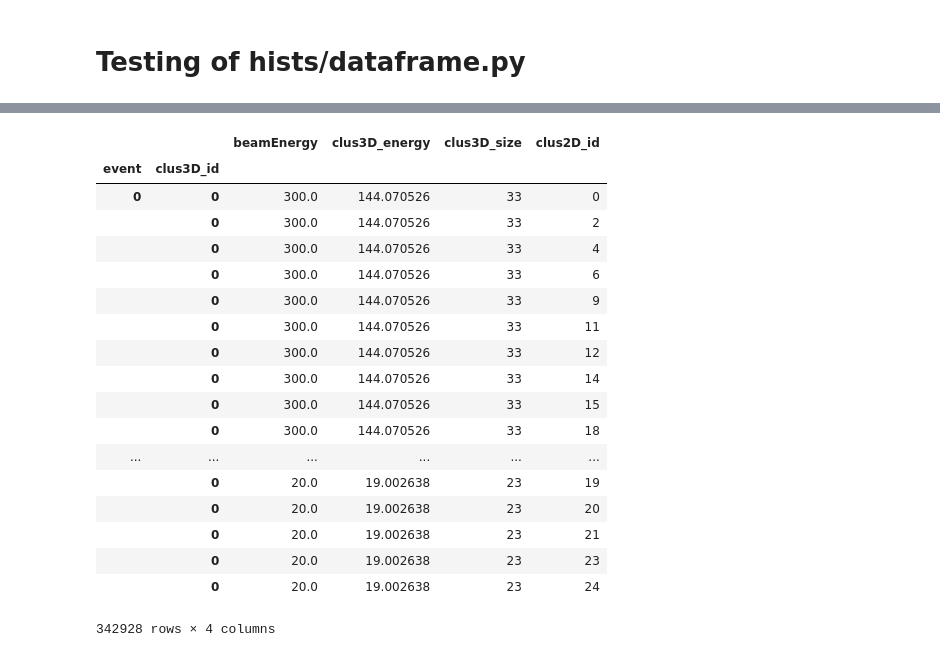
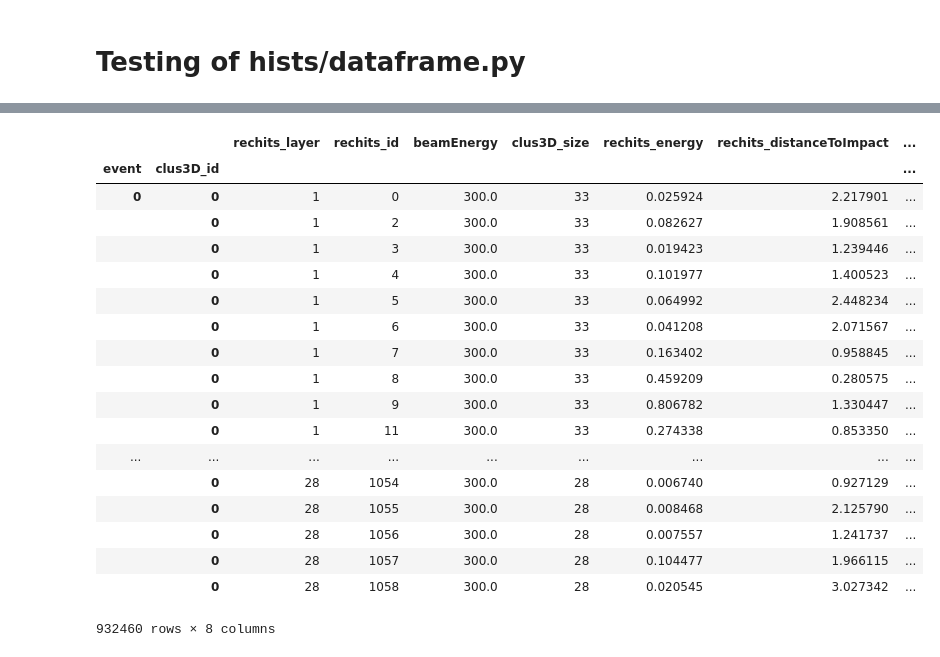
Before and after one commit to tcuisset/HgcalClue3DClusteringPlotting, a Jupyter notebook: notebooks/hists/dataframe_test.ipynb, the cells around one changed output, grey strips where cells are left out. Cells and saved outputs as stored; diff of their text form; code cells hidden in the pictures.

```diff
--- a/notebooks/hists/dataframe_test.ipynb
+++ b/notebooks/hists/dataframe_test.ipynb
@@ -15,35 +18,35 @@ from hists.dataframe import *
 # %%
 #input_file = '/grid_mnt/vol_home/llr/cms/cuisset/hgcal/testbeam18/clue3d-dev/src/ClusteringAnalysis/CLUE_clusters_single.root'
-input_file = '/data_cms_upgrade/cuisset/testbeam18/clue3d/v28/cmssw/data/CLUE_clusters.root'
+input_file = '/data_cms_upgrade/cuisset/testbeam18/clue3d/v30/cmssw/data/CLUE_clusters.root'
 #input_file = '/data_cms_upgrade/cuisset/testbeam18/clue3d/v20/cmssw/sim_proton_v7/CLUE_clusters.root'
 # %%
-for array_i in uproot.iterate(input_file + ":clusters", step_size="100MB", library="ak"):
+for array_i in uproot.iterate(input_file + ":clusters", step_size="10MB", library="ak"):
     series = array_i
     break
 # %%
 comp = DataframeComputations(series)
 # %%
-pd.set_option('display.min_rows', 20)
+pd.set_option('display.min_rows', 50)
 pd.set_option('display.max_rows', 500)
 # %%
-comp.clusters3D_with_clus2D_id
+comp.clusters3D_rechits_distanceToImpact
 # %% [output]
-|  |  | beamEnergy | clus3D_energy | clus3D_size | clus2D_id |
-| event | clus3D_id |  |  |  |  |
-| 0 | 0 | 300.0 | 144.070526 | 33 | 0 |
-|  | 0 | 300.0 | 144.070526 | 33 | 2 |
-|  | 0 | 300.0 | 144.070526 | 33 | 4 |
-|  | 0 | 300.0 | 144.070526 | 33 | 6 |
-|  | 0 | 300.0 | 144.070526 | 33 | 9 |
-|  | 0 | 300.0 | 144.070526 | 33 | 11 |
-|  | 0 | 300.0 | 144.070526 | 33 | 12 |
-|  | 0 | 300.0 | 144.070526 | 33 | 14 |
-|  | 0 | 300.0 | 144.070526 | 33 | 15 |
-|  | 0 | 300.0 | 144.070526 | 33 | 18 |
-| ... | ... | ... | ... | ... | ... |
-|  | 0 | 20.0 | 19.002638 | 23 | 19 |
-|  | 0 | 20.0 | 19.002638 | 23 | 20 |
-|  | 0 | 20.0 | 19.002638 | 23 | 21 |
-|  | 0 | 20.0 | 19.002638 | 23 | 23 |
-|  | 0 | 20.0 | 19.002638 | 23 | 24 |
+|  |  | rechits_layer | rechits_id | beamEnergy | clus3D_size | rechits_energy | rechits_distanceToImpact | ... |
+| event | clus3D_id |  |  |  |  |  |  | ... |
+| 0 | 0 | 1 | 0 | 300.0 | 33 | 0.025924 | 2.217901 | ... |
+|  | 0 | 1 | 2 | 300.0 | 33 | 0.082627 | 1.908561 | ... |
+|  | 0 | 1 | 3 | 300.0 | 33 | 0.019423 | 1.239446 | ... |
+|  | 0 | 1 | 4 | 300.0 | 33 | 0.101977 | 1.400523 | ... |
+|  | 0 | 1 | 5 | 300.0 | 33 | 0.064992 | 2.448234 | ... |
+|  | 0 | 1 | 6 | 300.0 | 33 | 0.041208 | 2.071567 | ... |
+|  | 0 | 1 | 7 | 300.0 | 33 | 0.163402 | 0.958845 | ... |
+|  | 0 | 1 | 8 | 300.0 | 33 | 0.459209 | 0.280575 | ... |
+|  | 0 | 1 | 9 | 300.0 | 33 | 0.806782 | 1.330447 | ... |
+|  | 0 | 1 | 11 | 300.0 | 33 | 0.274338 | 0.853350 | ... |
+| ... | ... | ... | ... | ... | ... | ... | ... | ... |
+|  | 0 | 28 | 1054 | 300.0 | 28 | 0.006740 | 0.927129 | ... |
+|  | 0 | 28 | 1055 | 300.0 | 28 | 0.008468 | 2.125790 | ... |
+|  | 0 | 28 | 1056 | 300.0 | 28 | 0.007557 | 1.241737 | ... |
+|  | 0 | 28 | 1057 | 300.0 | 28 | 0.104477 | 1.966115 | ... |
+|  | 0 | 28 | 1058 | 300.0 | 28 | 0.020545 | 3.027342 | ... |
-342928 rows × 4 columns
+932460 rows × 8 columns
```
Also changed, not shown: parts of 8 cells of this notebook, 1 other file.
